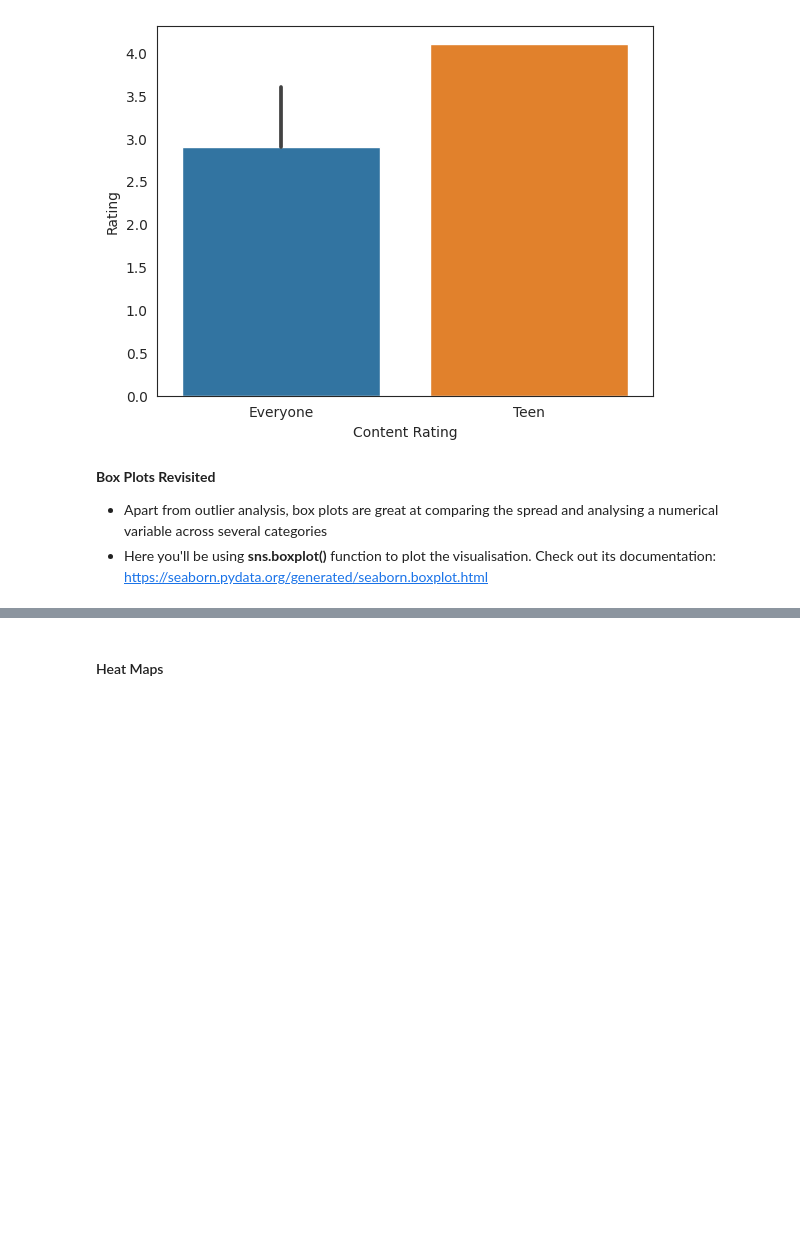
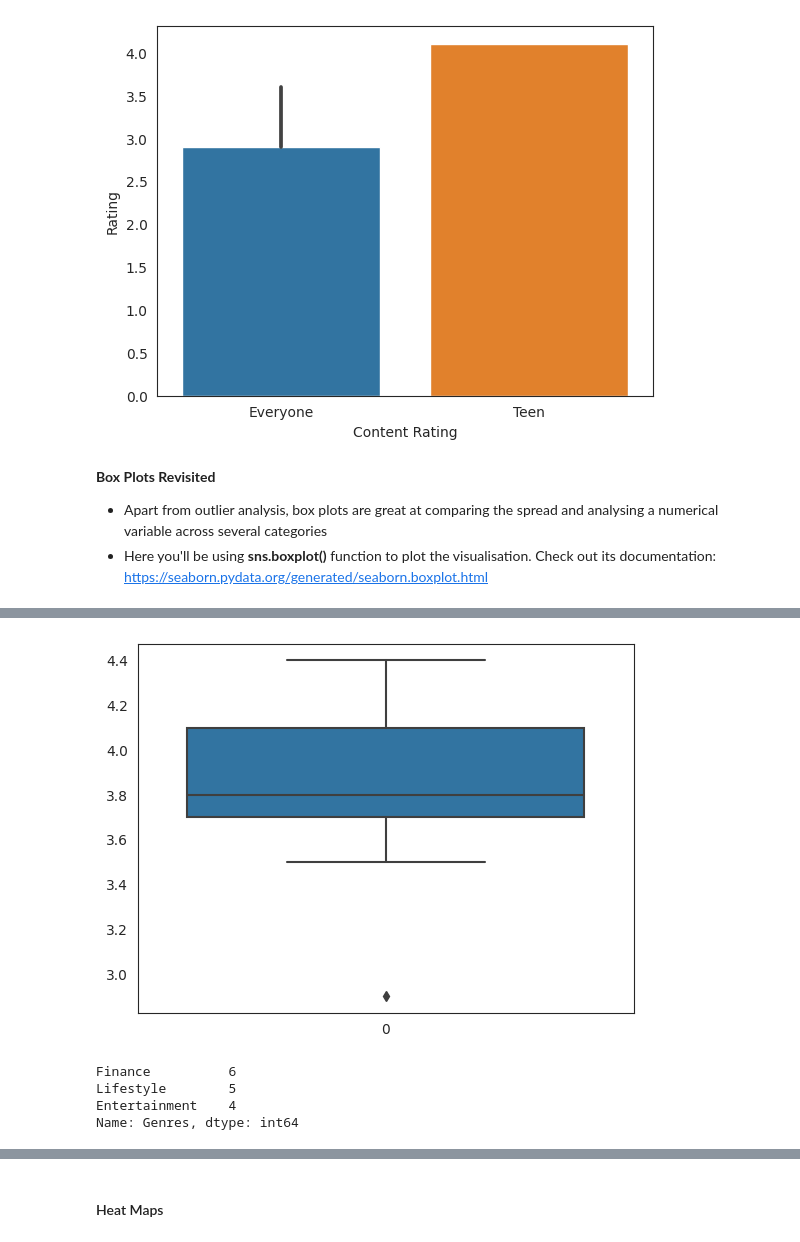
Before and after one commit to SatyaIyerRaghav/PandaPractisePrograms, a Jupyter notebook: Data_Visualisation_in_Python_Case_Study.ipynb, the cells around one changed output, grey strips where cells are left out. Drawn from its saved outputs; the diff is of its cells as text; code cells hidden in the pictures; blank space fills up the shorter version.

```diff
--- a/Data_Visualisation_in_Python_Case_Study.ipynb
+++ b/Data_Visualisation_in_Python_Case_Study.ipynb
@@ -985,4 +1000,14 @@ inp1['Content Rating']
 # %%
 ##Question - Plot a box plot for the Rating column only
+sns.boxplot(inp1.Rating)
+plt.show()
+# %% [output]
+[figure, added]
 # %%
 ##Question - Plot a box plot of Ratings across the 4 most popular Genres
+inp1['Genres'].value_counts()
+# %% [output]
+Finance          6
+Lifestyle        5
+Entertainment    4
+Name: Genres, dtype: int64
```
Also changed, not shown: parts of 6 cells of this notebook.
